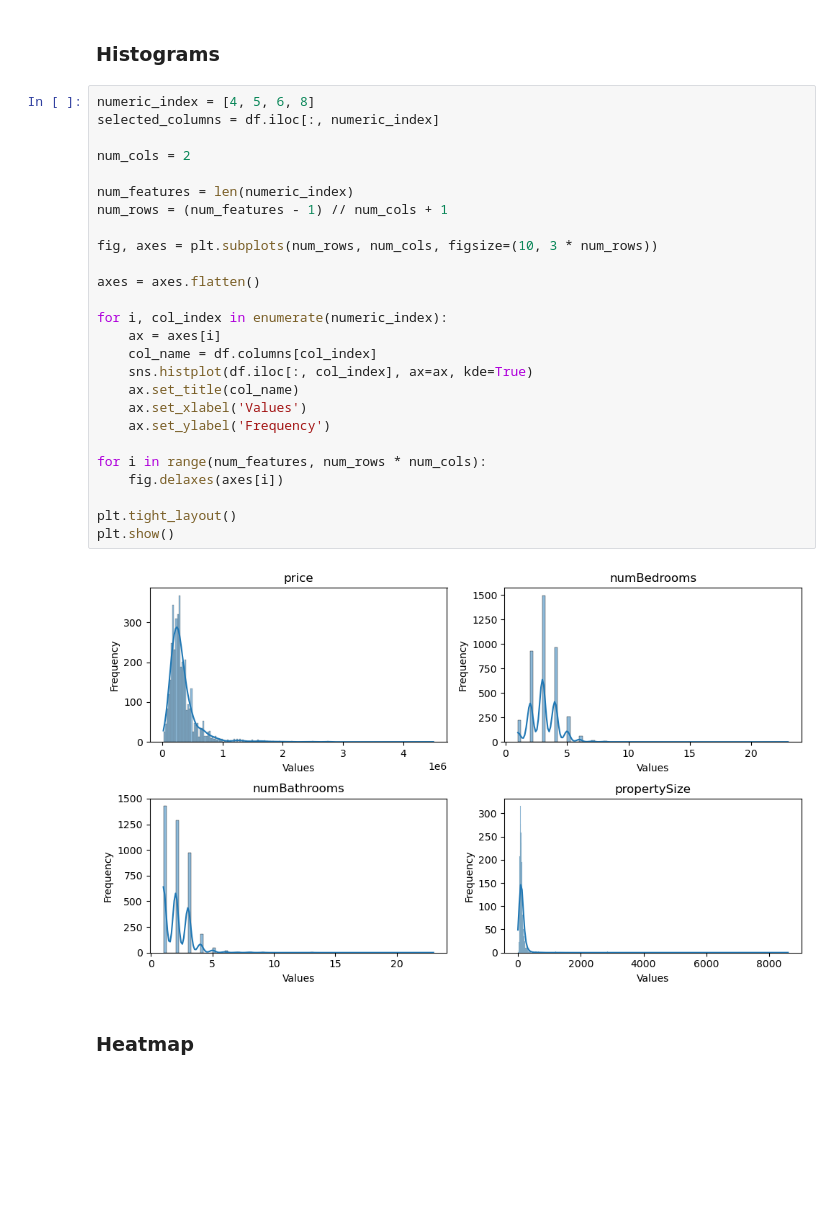
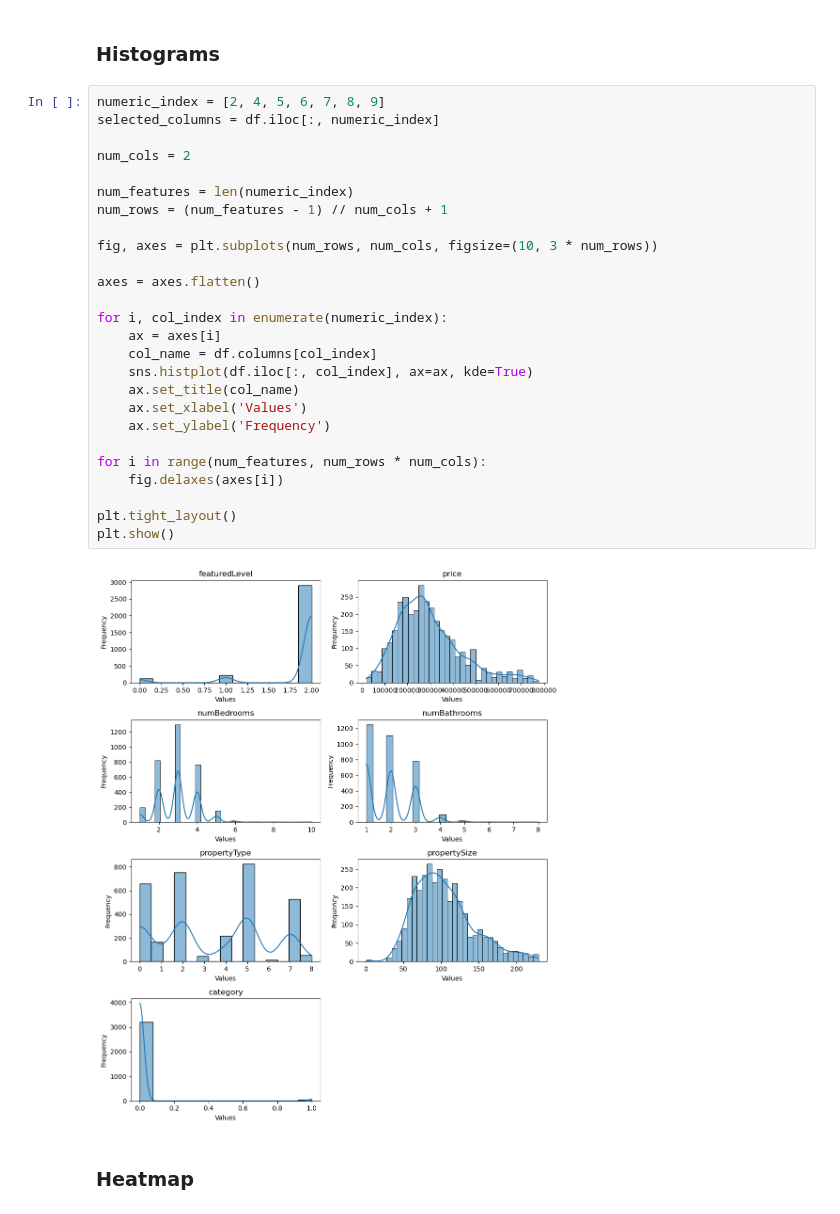
Before and after one commit to Ilia-Grishkin/Machine_learning, a Jupyter notebook: CA1_Machine_learning.ipynb, the cells around one changed output. Cells and saved outputs as stored; diff of their text form; blank space fills up the shorter version.

```diff
--- a/CA1_Machine_learning.ipynb
+++ b/CA1_Machine_learning.ipynb
@@ -300,33 +315,33 @@ Text(0.5, 0, 'Number of Bedrooms')
 <a id="section9"></a>
 ### Histograms
 # %%
-numeric_index = [4, 5, 6, 8]
+numeric_index = [2, 4, 5, 6, 7, 8, 9]
 selected_columns = df.iloc[:, numeric_index]
 
 num_cols = 2
 
 num_features = len(numeric_index)
 num_rows = (num_features - 1) // num_cols + 1
 
 fig, axes = plt.subplots(num_rows, num_cols, figsize=(10, 3 * num_rows))
 
 axes = axes.flatten()
 
 for i, col_index in enumerate(numeric_index):
     ax = axes[i]
     col_name = df.columns[col_index]
     sns.histplot(df.iloc[:, col_index], ax=ax, kde=True)
     ax.set_title(col_name)
     ax.set_xlabel('Values')
     ax.set_ylabel('Frequency')
 
 for i in range(num_features, num_rows * num_cols):
     fig.delaxes(axes[i])
 
 plt.tight_layout()
 plt.show()
 # %% [output]
-[figure, old version]
+[figure, new version]
 # %% [markdown]
 <a id="section10"></a>
 ### Heatmap
```
Also changed, not shown: parts of 96 cells of this notebook.
